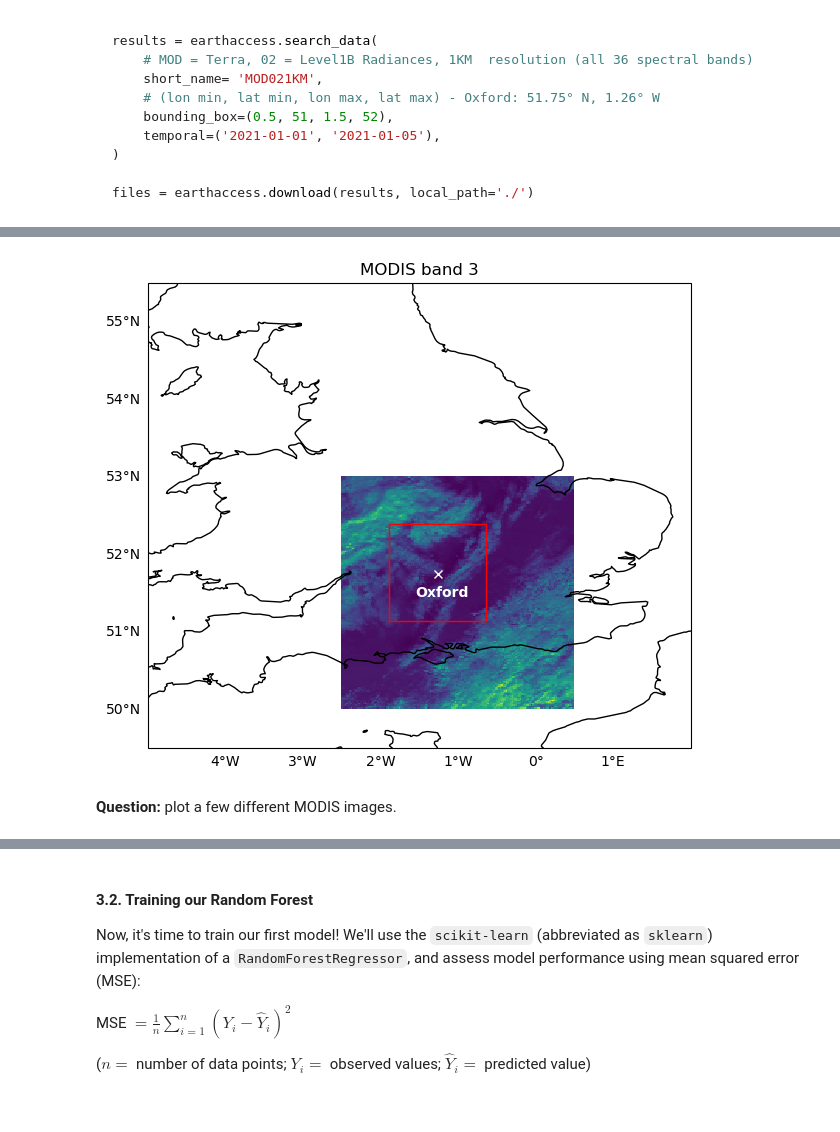
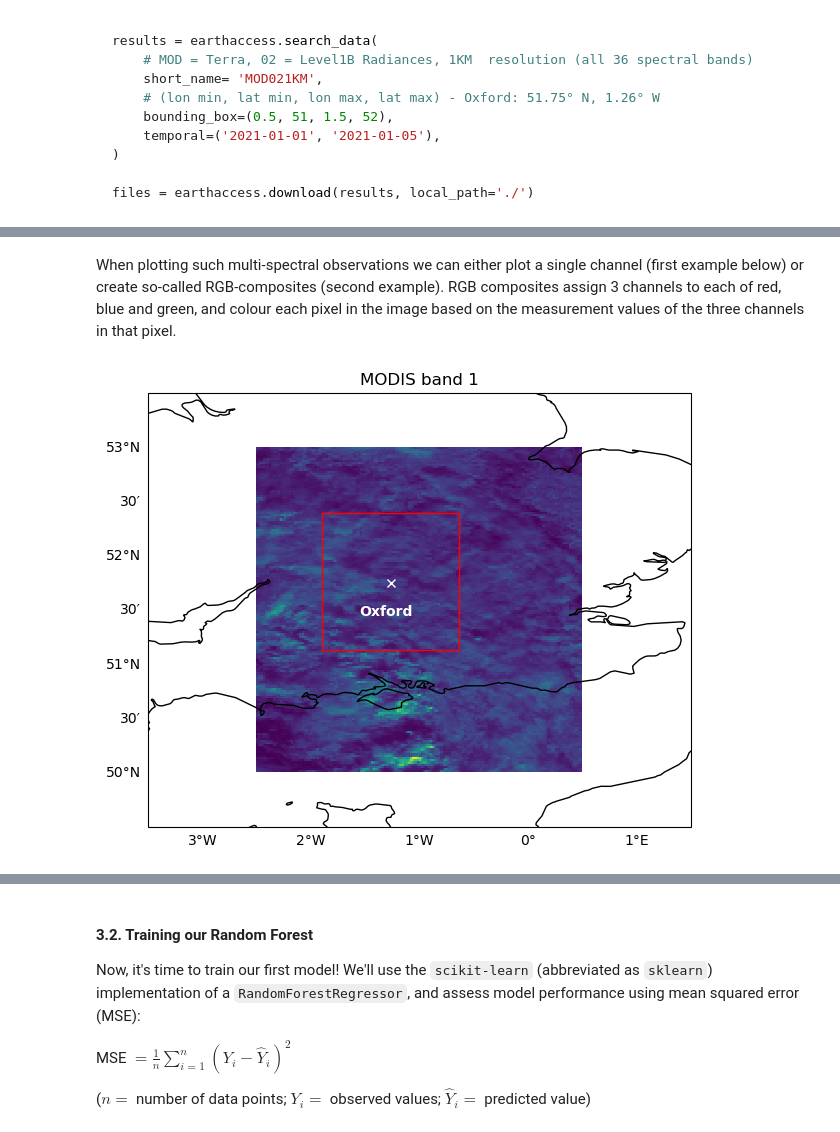
Before and after one commit to lillif/IECDT_EarthObservation, a Jupyter notebook: challenges/1-sunny-oxford/sun-prediction.ipynb, the cells around one changed output, grey strips where cells are left out. Saved outputs shown, nothing was run; the diff lists cells and outputs as text; code cells hidden in the pictures.

````diff
--- a/challenges/1-sunny-oxford/sun-prediction.ipynb
+++ b/challenges/1-sunny-oxford/sun-prediction.ipynb
@@ -90,10 +162,3 @@ results = earthaccess.search_data(
 
 files = earthaccess.download(results, local_path='./')
 ```
-# %%
-import xarray as xr
-
-MODIS_PATH = '../../../modis_challenge/modis_processed_new/'
-sample_filename = f'{MODIS_PATH}01/MOD021KM.A2021002.1120.061.2021002190459_oxford.nc'
-sample_ds = xr.load_dataset(sample_filename)
-sample_ds
@@ -117,0 +165,9 @@ Attributes: (12/15)
+# %%
+import xarray as xr
+import os
+
+MODIS_IMAGE_DIR = os.path.join(DATA_PATH, 'modis')
+modis_image_files = glob.glob(f'{MODIS_IMAGE_DIR}/*')
+
+sample_ds = xr.load_dataset(modis_image_files[0])
+sample_ds
@@ -120,45 +194,46 @@ As you can see, MODIS channels 1 to 5 were processed. Their specifications are s
 
 ![MODIS bands](./images/modis_bands.png)
+# %% [markdown]
+When plotting such multi-spectral observations we can either plot a single channel (first example below) or create so-called RGB-composites (second example). RGB composites assign 3 channels to each of red, blue and green, and colour each pixel in the image based on the measurement values of the three channels in that pixel.
 # %%
 import matplotlib.pyplot as plt
 import cartopy.crs as ccrs
 import xarray as xr
 
-data = sample_ds['3']
-patch = data.isel(x=slice(60,188,2), y=slice(60,188,2)) # Band 3
+def plot_single_channel(ds, channel='1'):
+    data = ds[channel]
+    patch = data.isel(x=slice(60,188,2), y=slice(60,188,2))
+
+    projection = ccrs.PlateCarree()
+
+    fig, ax = plt.subplots(figsize=(7, 7), subplot_kw={'projection': projection})
+
+    data.isel(x=slice(None,None,2), y=slice(None,None,2)).plot(ax=ax, transform=projection, cmap='viridis', add_colorbar=False)
+    ax.coastlines()
+    ax.set_extent([-3.5, 1.5, 49.5, 53.5], crs=projection)
 
 
-projection = ccrs.PlateCarree()
+    # add gridlines for reference
+    gl = ax.gridlines(draw_labels=True, dms=True, x_inline=False, y_inline=False, alpha=0)
+    gl.top_labels = False
+    gl.right_labels = False
 
-fig, ax = plt.subplots(figsize=(7, 7), subplot_kw={'projection': projection})
+    # add marker for Oxford
+    oxford_lon, oxford_lat = -1.2577, 51.7520
+    ax.plot(oxford_lon, oxford_lat, marker='x', color='white', markersize=6, label="Oxford", transform=projection)
+    ax.text(oxford_lon-0.3, oxford_lat-0.3, 'Oxford', color='white', weight='bold', fontsize=10)
 
-data.isel(x=slice(None,None,2), y=slice(None,None,2)).plot(ax=ax, transform=projection, cmap='viridis', add_colorbar=False)
-ax.coastlines()
-ax.set_extent([-5, 2, 49.5, 55.5], crs=projection)
+    # draw a rectangle around the area we are interested in
+    lons = [patch.x.min(), patch.x.max(), patch.x.max(), patch.x.min(), patch.x.min()]
+    lats = [patch.y.min(), patch.y.min(), patch.y.max(), patch.y.max(), patch.y.min()]
+    ax.plot(lons, lats, color='red', linewidth=1, transform=projection)
 
+    plt.title(f"MODIS band {data.name}")
+    plt.show()
 
-# Add gridlines for reference
-gl = ax.gridlines(draw_labels=True, dms=True, x_inline=False, y_inline=False, alpha=0)
-gl.top_labels = False
-gl.right_labels = False
-
-
-# add marker for Oxford
-oxford_lon, oxford_lat = -1.2577, 51.7520
-ax.plot(oxford_lon, oxford_lat, marker='x', color='white', markersize=6, label="Oxford", transform=projection)
-ax.text(oxford_lon-0.3, oxford_lat-0.3, 'Oxford', color='white', weight='bold', fontsize=10)
-
-# draw a rectangle around the area we are interested in
-lons = [patch.x.min(), patch.x.max(), patch.x.max(), patch.x.min(), patch.x.min()]
-lats = [patch.y.min(), patch.y.min(), patch.y.max(), patch.y.max(), patch.y.min()]
-ax.plot(lons, lats, color='red', linewidth=1, transform=projection)
-
-plt.title(f"MODIS band {data.name}")
-plt.show()
+plot_single_channel(sample_ds)
 # %% [output]
-[figure, old version]
+[figure, new version]
-# %% [markdown]
-**Question:** plot a few different MODIS images.
 # %%
 import numpy as np
 
````
Also changed, not shown: parts of 65 cells of this notebook, 5 other files.
